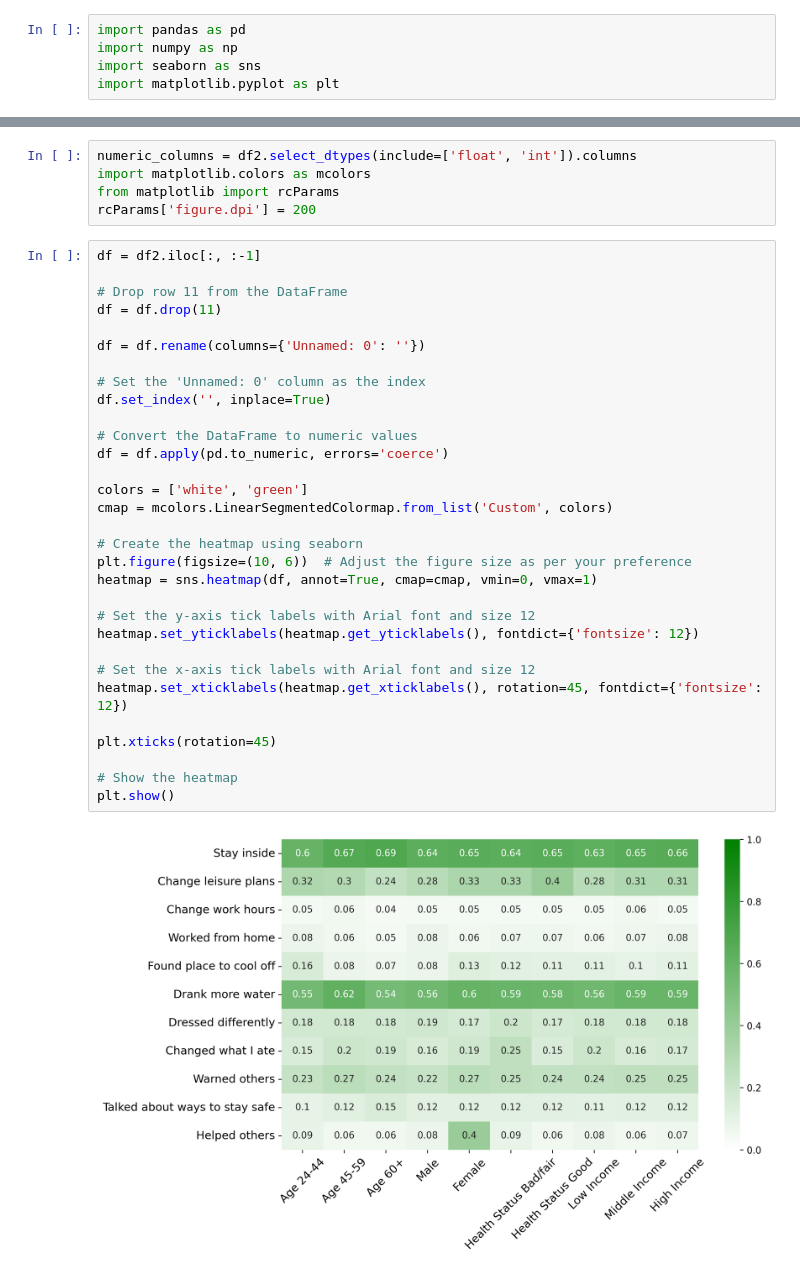
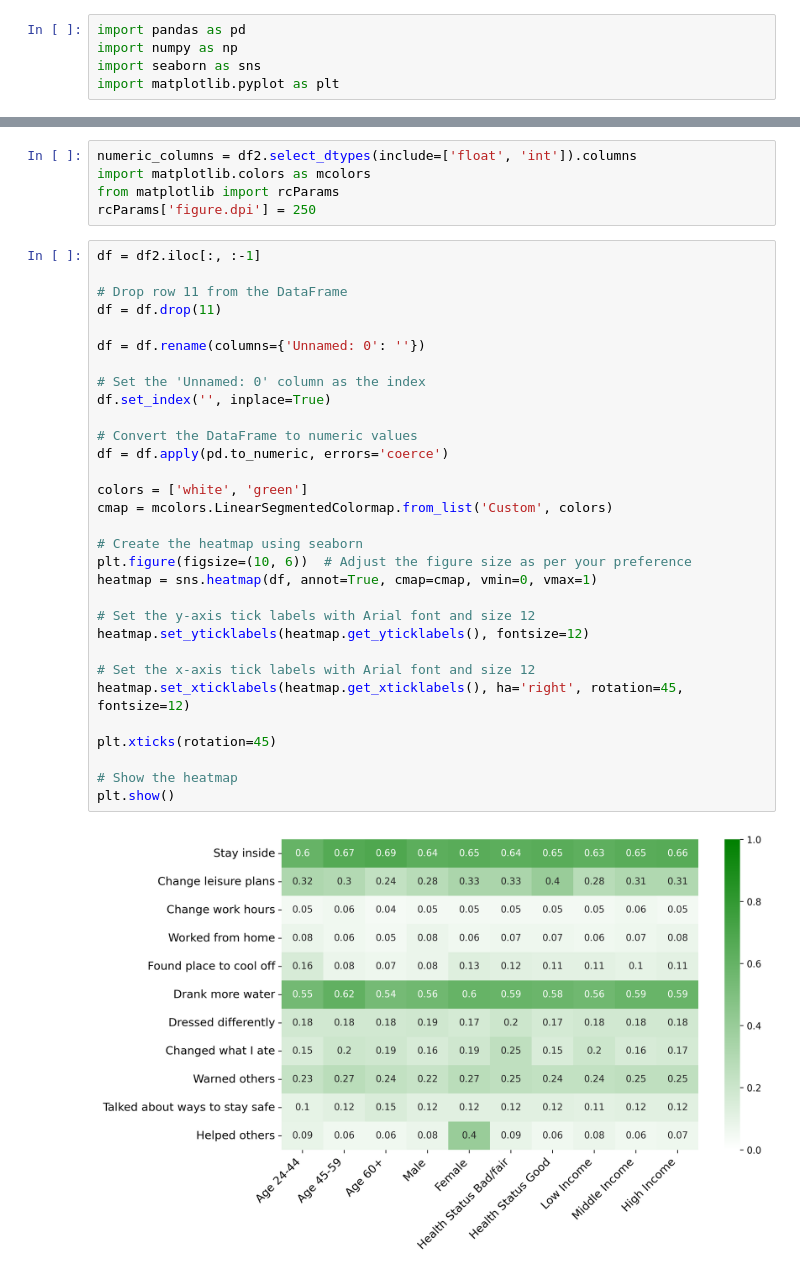
Before and after one commit to mfinke17/Python, a Jupyter notebook: AR_JM_manuscriptfigure.ipynb, the cells around one changed output, grey strips where cells are left out. Saved outputs shown, nothing was run; the diff lists cells and outputs as text.

```diff
--- a/AR_JM_manuscriptfigure.ipynb
+++ b/AR_JM_manuscriptfigure.ipynb
@@ -33,37 +33,37 @@ display(df2)
 numeric_columns = df2.select_dtypes(include=['float', 'int']).columns
 import matplotlib.colors as mcolors
 from matplotlib import rcParams
-rcParams['figure.dpi'] = 200
+rcParams['figure.dpi'] = 250
 # %%
 df = df2.iloc[:, :-1]
 
 # Drop row 11 from the DataFrame
 df = df.drop(11)
 
 df = df.rename(columns={'Unnamed: 0': ''})
 
 # Set the 'Unnamed: 0' column as the index
 df.set_index('', inplace=True)
 
 # Convert the DataFrame to numeric values
 df = df.apply(pd.to_numeric, errors='coerce')
 
 colors = ['white', 'green']
 cmap = mcolors.LinearSegmentedColormap.from_list('Custom', colors)
 
 # Create the heatmap using seaborn
 plt.figure(figsize=(10, 6))  # Adjust the figure size as per your preference
 heatmap = sns.heatmap(df, annot=True, cmap=cmap, vmin=0, vmax=1)
 
 # Set the y-axis tick labels with Arial font and size 12
-heatmap.set_yticklabels(heatmap.get_yticklabels(), fontdict={'fontsize': 12})
+heatmap.set_yticklabels(heatmap.get_yticklabels(), fontsize=12)
 
 # Set the x-axis tick labels with Arial font and size 12
-heatmap.set_xticklabels(heatmap.get_xticklabels(), rotation=45, fontdict={'fontsize': 12})
+heatmap.set_xticklabels(heatmap.get_xticklabels(), ha='right', rotation=45, fontsize=12)
 
 plt.xticks(rotation=45)
 
 # Show the heatmap
 plt.show()
 # %% [output]
-[figure, old version]
+[figure, new version]
```
Also changed, not shown: parts of 1 cell of this notebook.
